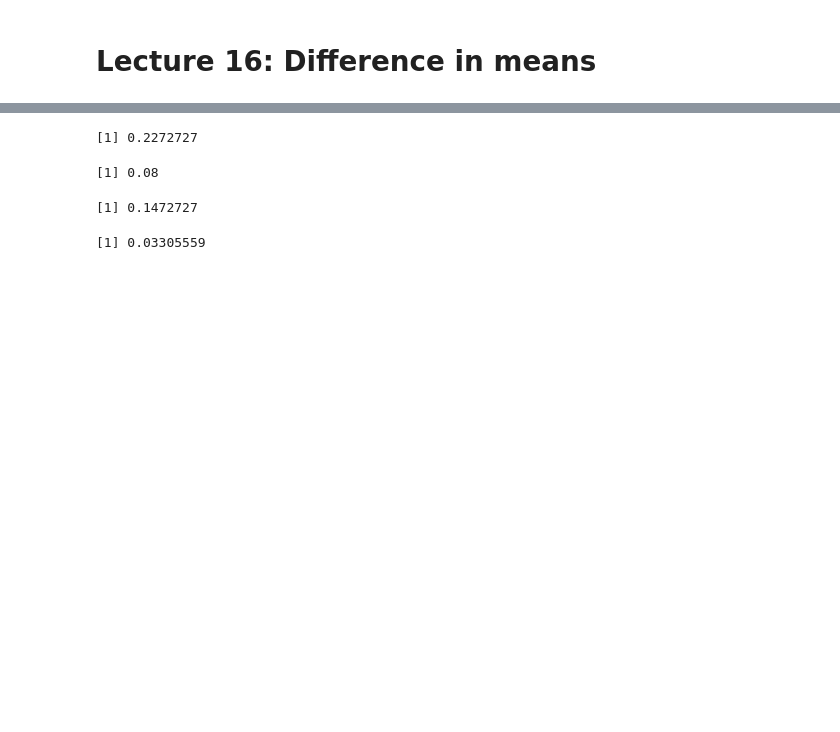
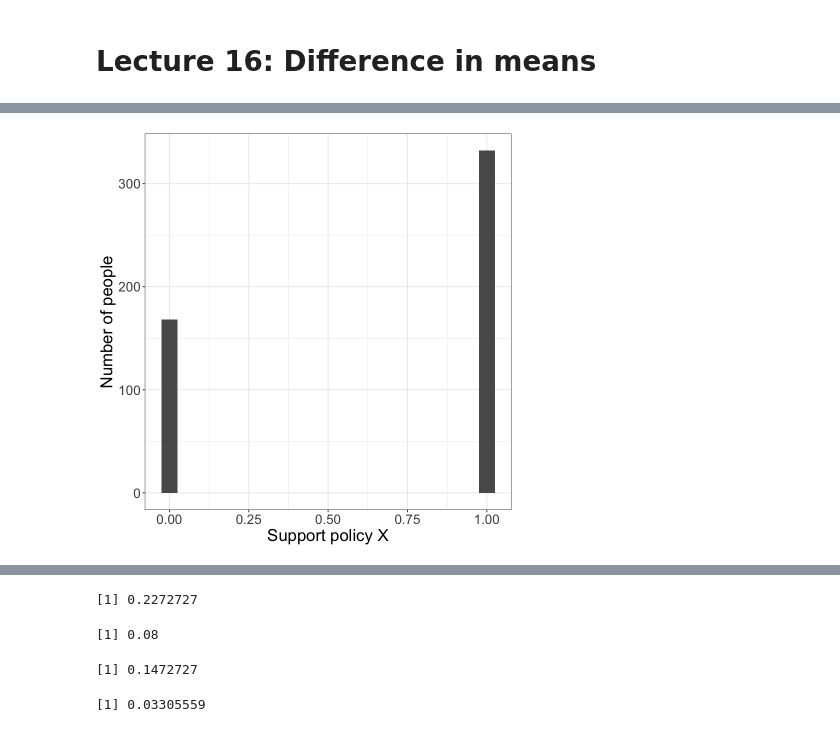
Before and after one commit to 5harad/API201-2022, a Jupyter notebook: lectures/lecture-16-code.ipynb, the cells around one changed output, grey strips where cells are left out. Saved outputs shown, nothing was run; the diff lists cells and outputs as text; code cells hidden in the pictures; blank space fills up the shorter version.

```diff
--- a/lectures/lecture-16-code.ipynb
+++ b/lectures/lecture-16-code.ipynb
@@ -21,0 +34,11 @@ Warning message in system("timedatectl", intern = TRUE):
+# %%
+sample_500 <- slice_sample(support_pop, n = 500)
+ggplot(sample_500, aes(x = support)) +
+        stat_count(width = 0.05) +
+        scale_y_continuous('Number of people') +
+        scale_x_continuous('Support policy X') +
+        theme(text = element_text(size = 20))
+
+ggsave('support-sample.png', width=4, height=4)
+# %% [output]
+[figure, added]
```
Also changed, not shown: parts of 6 cells of this notebook.
